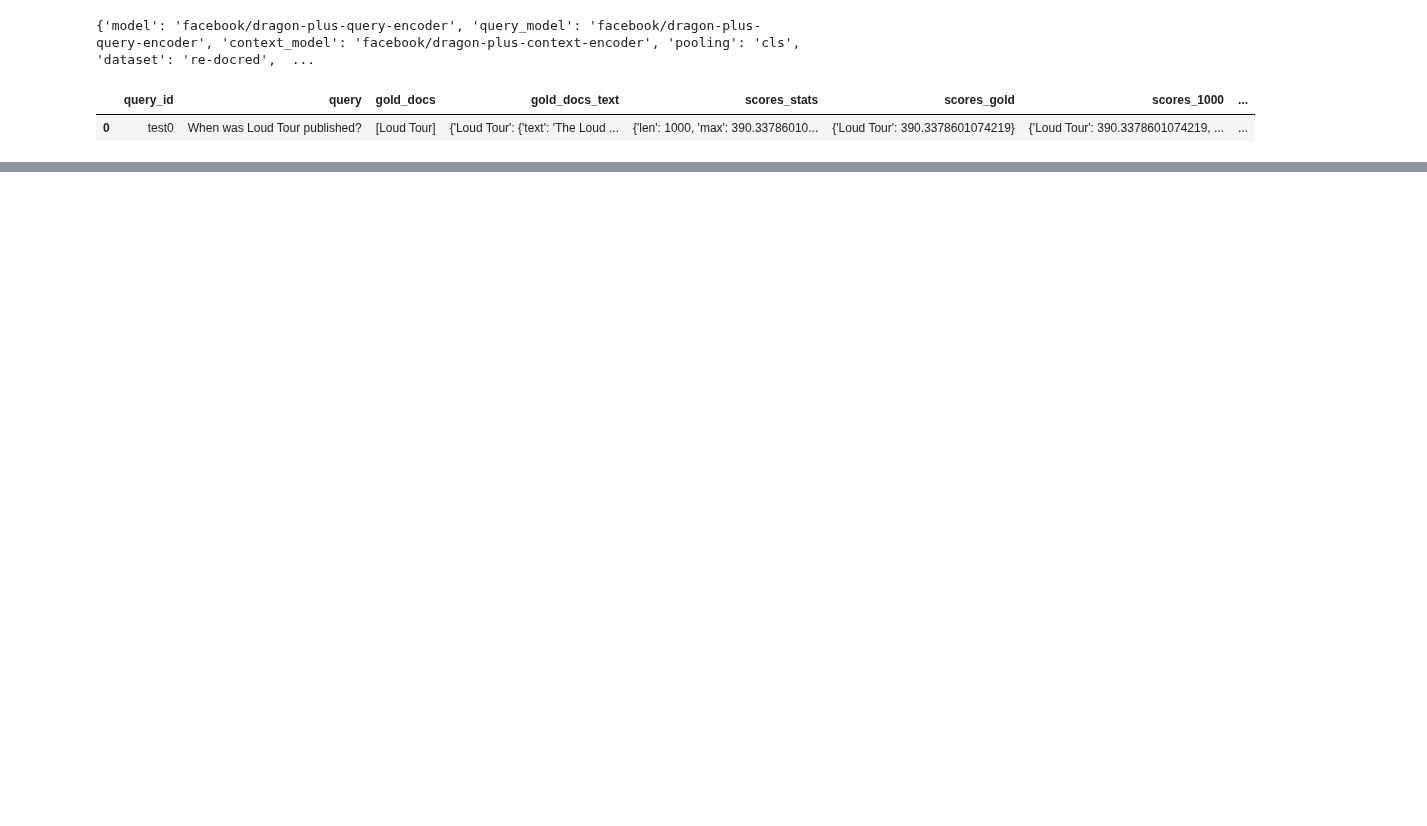
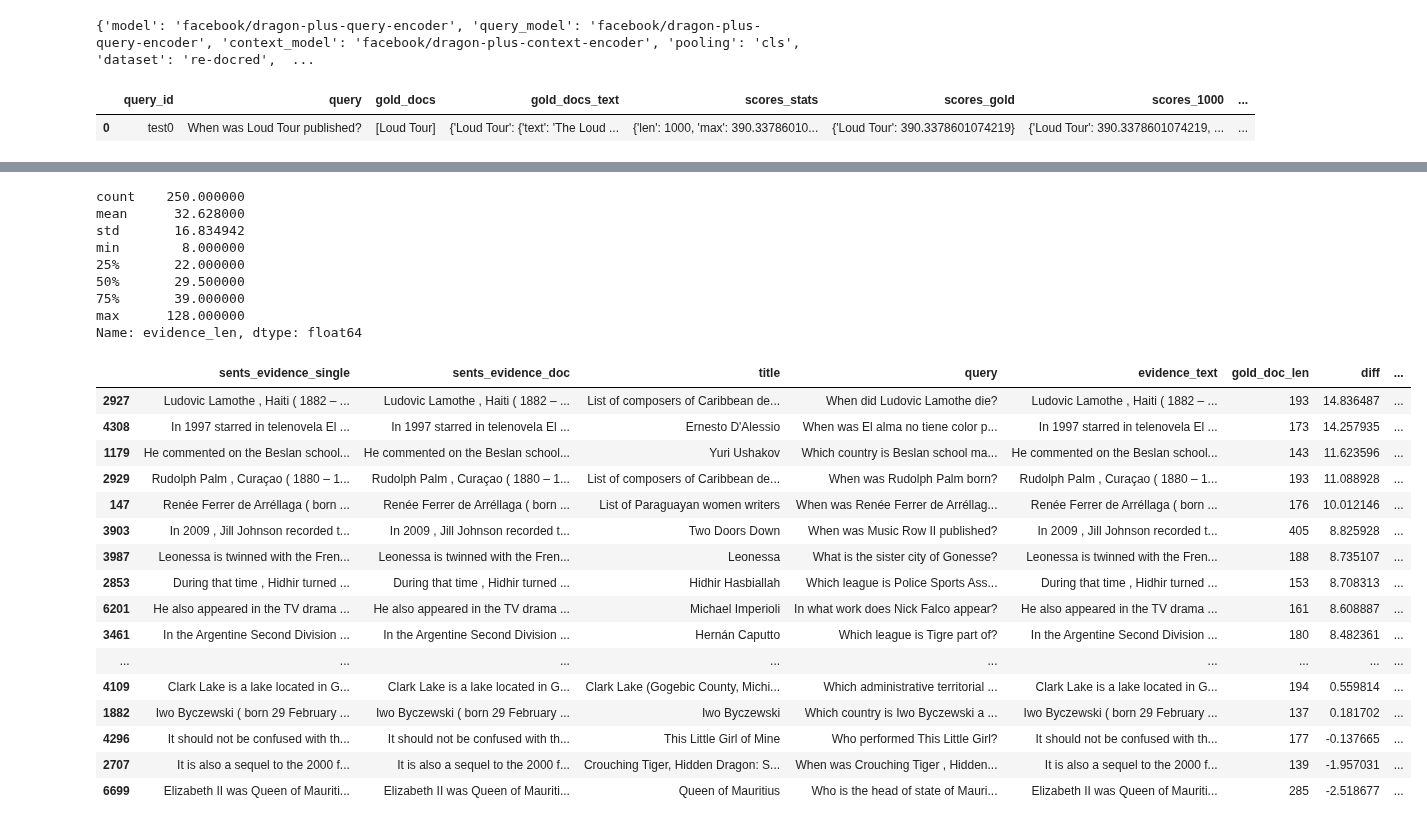
Before and after one commit to mohsenfayyaz/ColDeR, a Jupyter notebook: src/notebooks/Analysis_Brevity.ipynb, the cells around one changed output, grey strips where cells are left out. Saved outputs shown, nothing was run; the diff lists cells and outputs as text; code cells hidden in the pictures; blank space fills up the shorter version.

Commit message:
Find Examples

```diff
--- a/src/notebooks/Analysis_Brevity.ipynb
+++ b/src/notebooks/Analysis_Brevity.ipynb
@@ -281,0 +282,37 @@ results_df[["Model", "Paired t-Test Statistic", "mean_diff", "std_diff", "n", "t
+# %%
+# Find Example
+pd.set_option('display.max_colwidth', 1800)
+df = df_dot.copy()
+df["diff"] = df["facebook/dragon-plus-query-encoder_sents_evidence_single_dot"] - df["facebook/dragon-plus-query-encoder_sents_evidence_doc_dot"]
+df["evidence_text"] = df["evidence_sents"].apply(lambda x: " ".join(flatten(x)))
+df["evidence_len"] = df["evidence_text"].apply(lambda x: len(x.split()))
+print(df["evidence_len"].describe())
+df = df[df["evidence_len"] < 20]
+df[sents_cols + ["title", "query", "evidence_text", "gold_doc_len", "diff", "tail_entity"]].sort_values("diff", ascending=False)
+# %% [output]
+count    250.000000
+mean      32.628000
+std       16.834942
+min        8.000000
+25%       22.000000
+50%       29.500000
+75%       39.000000
+max      128.000000
+Name: evidence_len, dtype: float64
+|  | sents_evidence_single | sents_evidence_doc | title | query | evidence_text | gold_doc_len | diff | ... |
+| 2927 | Ludovic Lamothe , Haiti ( 1882 – ... | Ludovic Lamothe , Haiti ( 1882 – ... | List of composers of Caribbean de... | When did Ludovic Lamothe die? | Ludovic Lamothe , Haiti ( 1882 – ... | 193 | 14.836487 | ... |
+| 4308 | In 1997 starred in telenovela El ... | In 1997 starred in telenovela El ... | Ernesto D'Alessio | When was El alma no tiene color p... | In 1997 starred in telenovela El ... | 173 | 14.257935 | ... |
+| 1179 | He commented on the Beslan school... | He commented on the Beslan school... | Yuri Ushakov | Which country is Beslan school ma... | He commented on the Beslan school... | 143 | 11.623596 | ... |
+| 2929 | Rudolph Palm , Curaçao ( 1880 – 1... | Rudolph Palm , Curaçao ( 1880 – 1... | List of composers of Caribbean de... | When was Rudolph Palm born? | Rudolph Palm , Curaçao ( 1880 – 1... | 193 | 11.088928 | ... |
+| 147 | Renée Ferrer de Arréllaga ( born ... | Renée Ferrer de Arréllaga ( born ... | List of Paraguayan women writers | When was Renée Ferrer de Arréllag... | Renée Ferrer de Arréllaga ( born ... | 176 | 10.012146 | ... |
+| 3903 | In 2009 , Jill Johnson recorded t... | In 2009 , Jill Johnson recorded t... | Two Doors Down | When was Music Row II published? | In 2009 , Jill Johnson recorded t... | 405 | 8.825928 | ... |
+| 3987 | Leonessa is twinned with the Fren... | Leonessa is twinned with the Fren... | Leonessa | What is the sister city of Gonesse? | Leonessa is twinned with the Fren... | 188 | 8.735107 | ... |
+| 2853 | During that time , Hidhir turned ... | During that time , Hidhir turned ... | Hidhir Hasbiallah | Which league is Police Sports Ass... | During that time , Hidhir turned ... | 153 | 8.708313 | ... |
+| 6201 | He also appeared in the TV drama ... | He also appeared in the TV drama ... | Michael Imperioli | In what work does Nick Falco appear? | He also appeared in the TV drama ... | 161 | 8.608887 | ... |
+| 3461 | In the Argentine Second Division ... | In the Argentine Second Division ... | Hernán Caputto | Which league is Tigre part of? | In the Argentine Second Division ... | 180 | 8.482361 | ... |
+| ... | ... | ... | ... | ... | ... | ... | ... | ... |
+| 4109 | Clark Lake is a lake located in G... | Clark Lake is a lake located in G... | Clark Lake (Gogebic County, Michi... | Which administrative territorial ... | Clark Lake is a lake located in G... | 194 | 0.559814 | ... |
+| 1882 | Iwo Byczewski ( born 29 February ... | Iwo Byczewski ( born 29 February ... | Iwo Byczewski | Which country is Iwo Byczewski a ... | Iwo Byczewski ( born 29 February ... | 137 | 0.181702 | ... |
+| 4296 | It should not be confused with th... | It should not be confused with th... | This Little Girl of Mine | Who performed This Little Girl? | It should not be confused with th... | 177 | -0.137665 | ... |
+| 2707 | It is also a sequel to the 2000 f... | It is also a sequel to the 2000 f... | Crouching Tiger, Hidden Dragon: S... | When was Crouching Tiger , Hidden... | It is also a sequel to the 2000 f... | 139 | -1.957031 | ... |
+| 6699 | Elizabeth II was Queen of Mauriti... | Elizabeth II was Queen of Mauriti... | Queen of Mauritius | Who is the head of state of Mauri... | Elizabeth II was Queen of Mauriti... | 285 | -2.518677 | ... |
```
Also changed, not shown: parts of 6 cells of this notebook, 12 other files.
